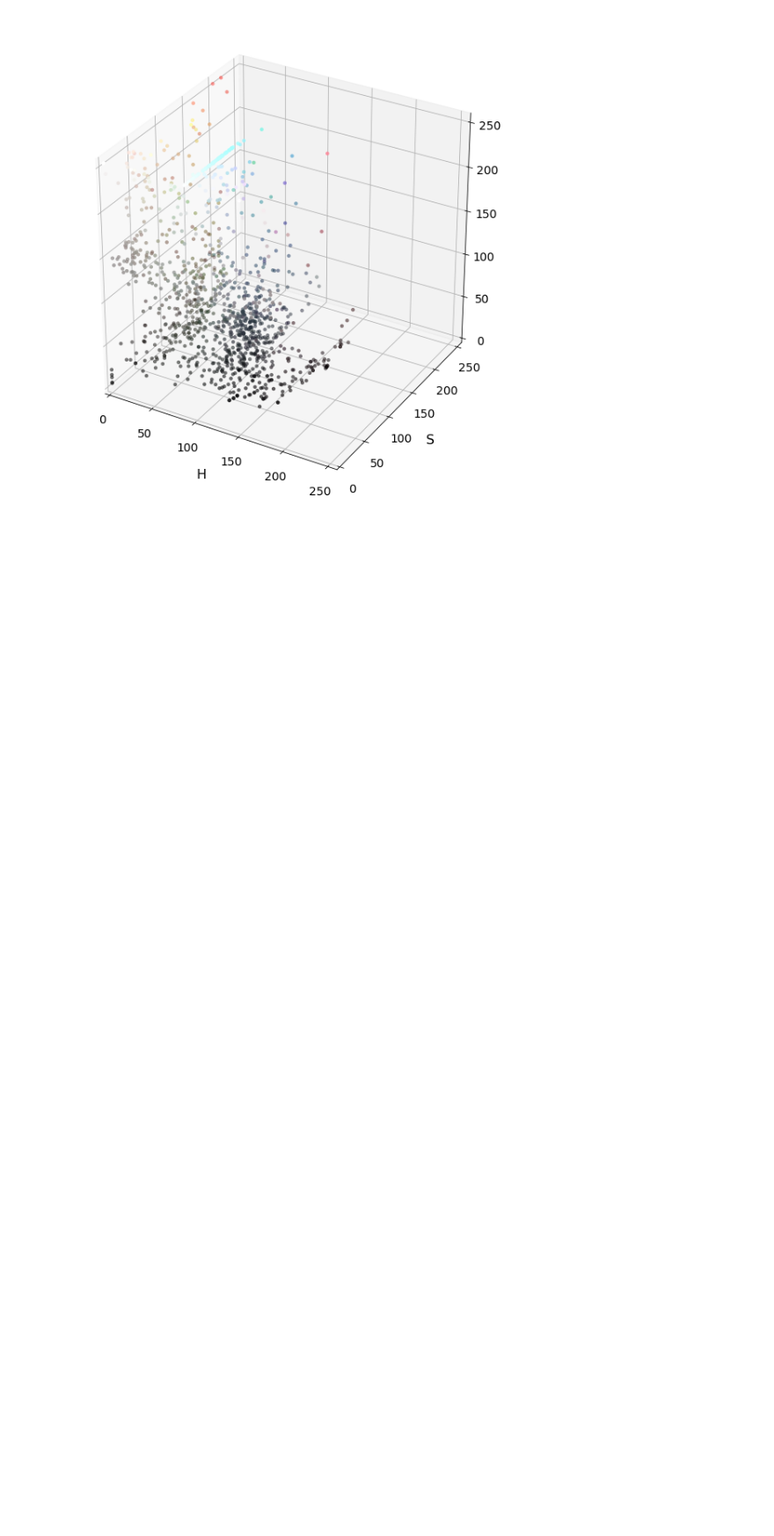
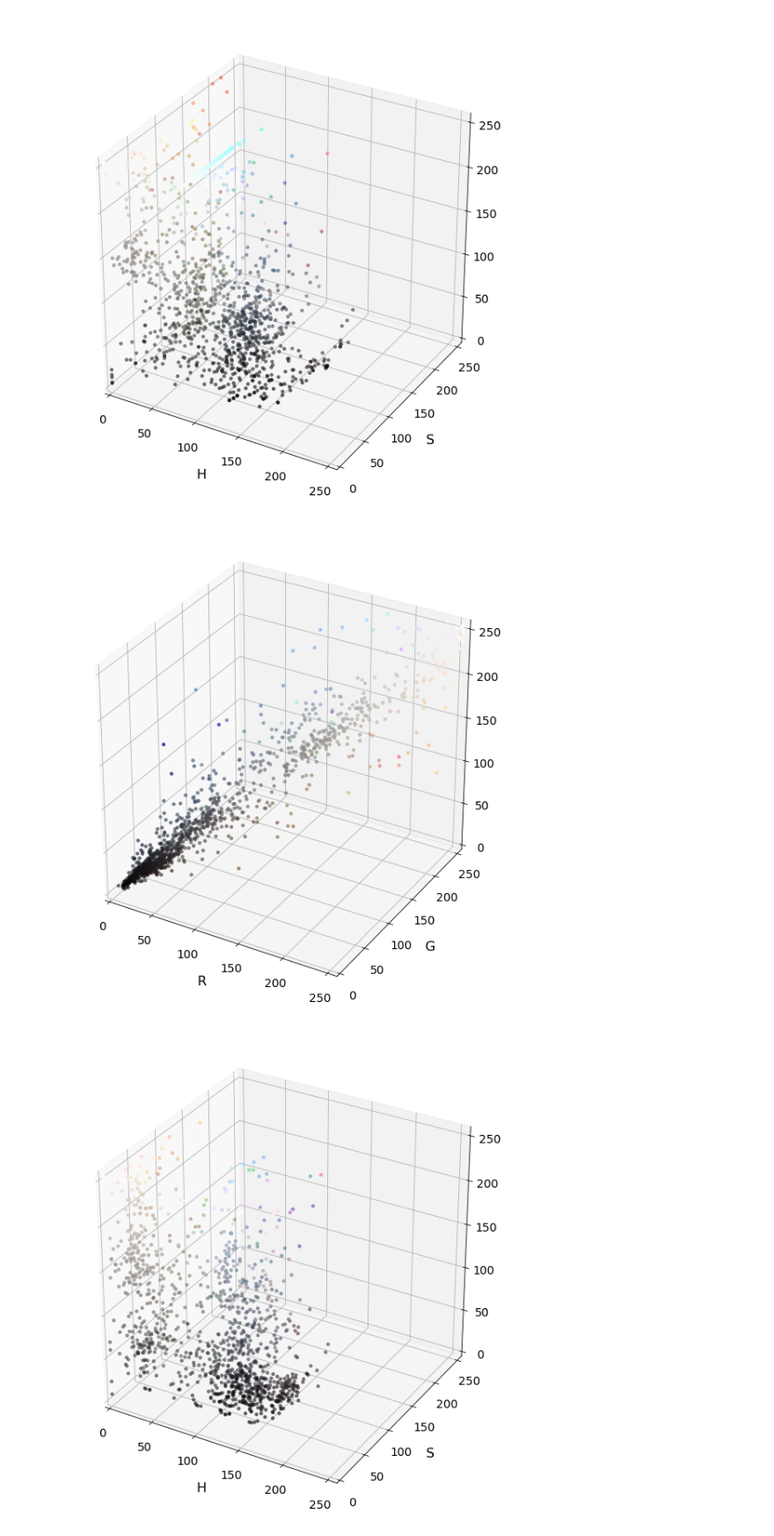
Before and after one commit to prateeksawhney97/Exploring-Color-Spaces, a Jupyter notebook: color_space.ipynb, the cells around one changed output. Shown: that part at 88% size. Saved outputs shown, nothing was run; the diff lists cells and outputs as text; code cells hidden in the pictures; blank space fills up the shorter version.

Commit message:
adding plots

```diff
--- a/color_space.ipynb
+++ b/color_space.ipynb
@@ -53,3 +53,58 @@ plt.show()
 # %% [output]
 [figure]
 [figure]
+# %%
+import cv2
+import numpy as np
+import matplotlib.pyplot as plt
+from mpl_toolkits.mplot3d import Axes3D
+
+def plot3d(pixels, colors_rgb,
+        axis_labels=list("RGB"), axis_limits=((0, 255), (0, 255), (0, 255))):
+    """Plot pixels in 3D."""
+
+    # Create figure and 3D axes
+    fig = plt.figure(figsize=(8, 8))
+    ax = Axes3D(fig)
+
+    # Set axis limits
+    ax.set_xlim(*axis_limits[0])
+    ax.set_ylim(*axis_limits[1])
+    ax.set_zlim(*axis_limits[2])
+
+    # Set axis labels and sizes
+    ax.tick_params(axis='both', which='major', labelsize=14, pad=8)
+    ax.set_xlabel(axis_labels[0], fontsize=16, labelpad=16)
+    ax.set_ylabel(axis_labels[1], fontsize=16, labelpad=16)
+
+    # Plot pixel values with colors given in colors_rgb
+    ax.scatter(
+        pixels[:, :, 0].ravel(),
+        pixels[:, :, 1].ravel(),
+        pixels[:, :, 2].ravel(),
+        c=colors_rgb.reshape((-1, 3)), edgecolors='none')
+
+    return ax  # return Axes3D object for further manipulation
+
+
+# Read a color image
+img = cv2.imread("000528.png")
+
+# Select a small fraction of pixels to plot by subsampling it
+scale = max(img.shape[0], img.shape[1], 64) / 64  # at most 64 rows and columns
+img_small = cv2.resize(img, (np.int(img.shape[1] / scale), np.int(img.shape[0] / scale)), interpolation=cv2.INTER_NEAREST)
+
+# Convert subsampled image to desired color space(s)
+img_small_RGB = cv2.cvtColor(img_small, cv2.COLOR_BGR2RGB)  # OpenCV uses BGR, matplotlib likes RGB
+img_small_HSV = cv2.cvtColor(img_small, cv2.COLOR_BGR2HSV)
+img_small_rgb = img_small_RGB / 255.  # scaled to [0, 1], only for plotting
+
+# Plot and show
+plot3d(img_small_RGB, img_small_rgb)
+plt.show()
+
+plot3d(img_small_HSV, img_small_rgb, axis_labels=list("HSV"))
+plt.show()
+# %% [output]
+[figure, added]
+[figure, added]
```
Also changed, not shown: 4 other files.
